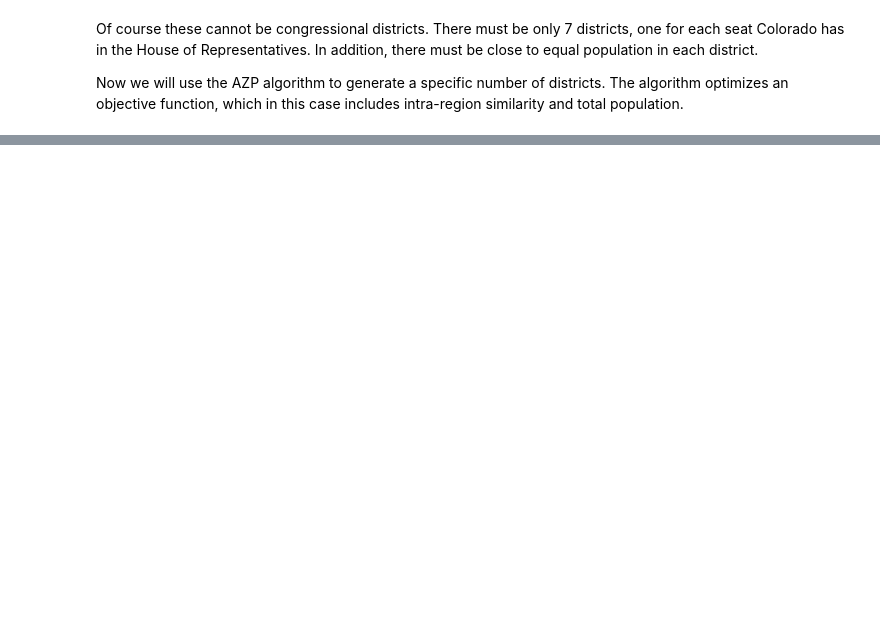
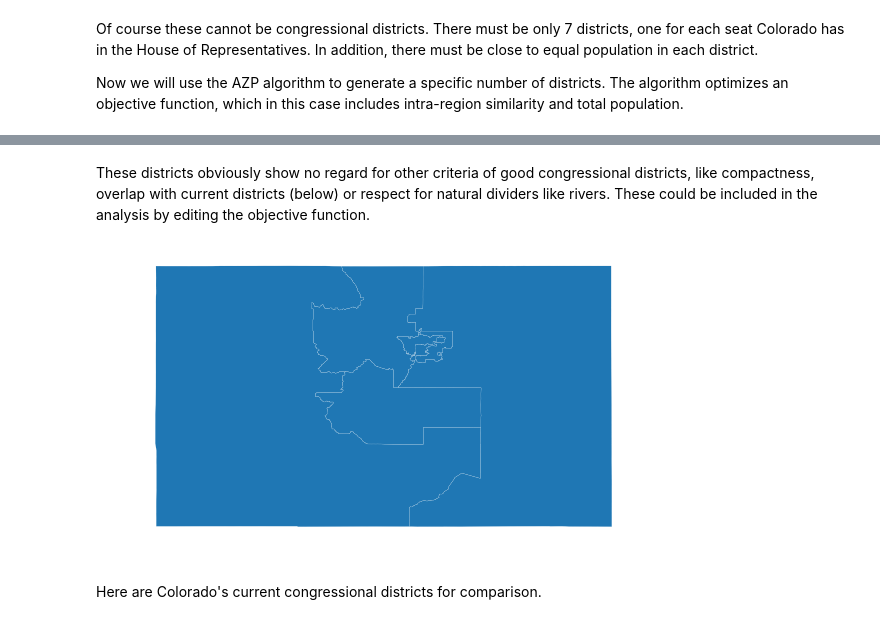
Before and after one commit to leonwebs/Community, a Jupyter notebook: Redistricting.ipynb, the cells around one changed output, grey strips where cells are left out. Saved outputs shown, nothing was run; the diff lists cells and outputs as text; code cells hidden in the pictures; blank space fills up the shorter version.

```diff
--- a/Redistricting.ipynb
+++ b/Redistricting.ipynb
@@ -137,0 +141,12 @@ KeyboardInterrupt:
+# %% [markdown]
+These districts obviously show no regard for other criteria of good congressional districts, like compactness, overlap with current districts (below) or respect for natural dividers like rivers.  These could be included in the analysis by editing the objective function.
+# %%
+f3, ax3 = plt.subplots(1, figsize=(9, 9))
+currentdist.plot(linewidth = .1,
+                edgecolor = 'white',
+                ax=ax3)
+ax3.set_axis_off()
+# %% [output]
+[figure, added]
+# %% [markdown]
+Here are Colorado's current congressional districts for comparison.
```
Also changed, not shown: parts of 2 cells of this notebook.
